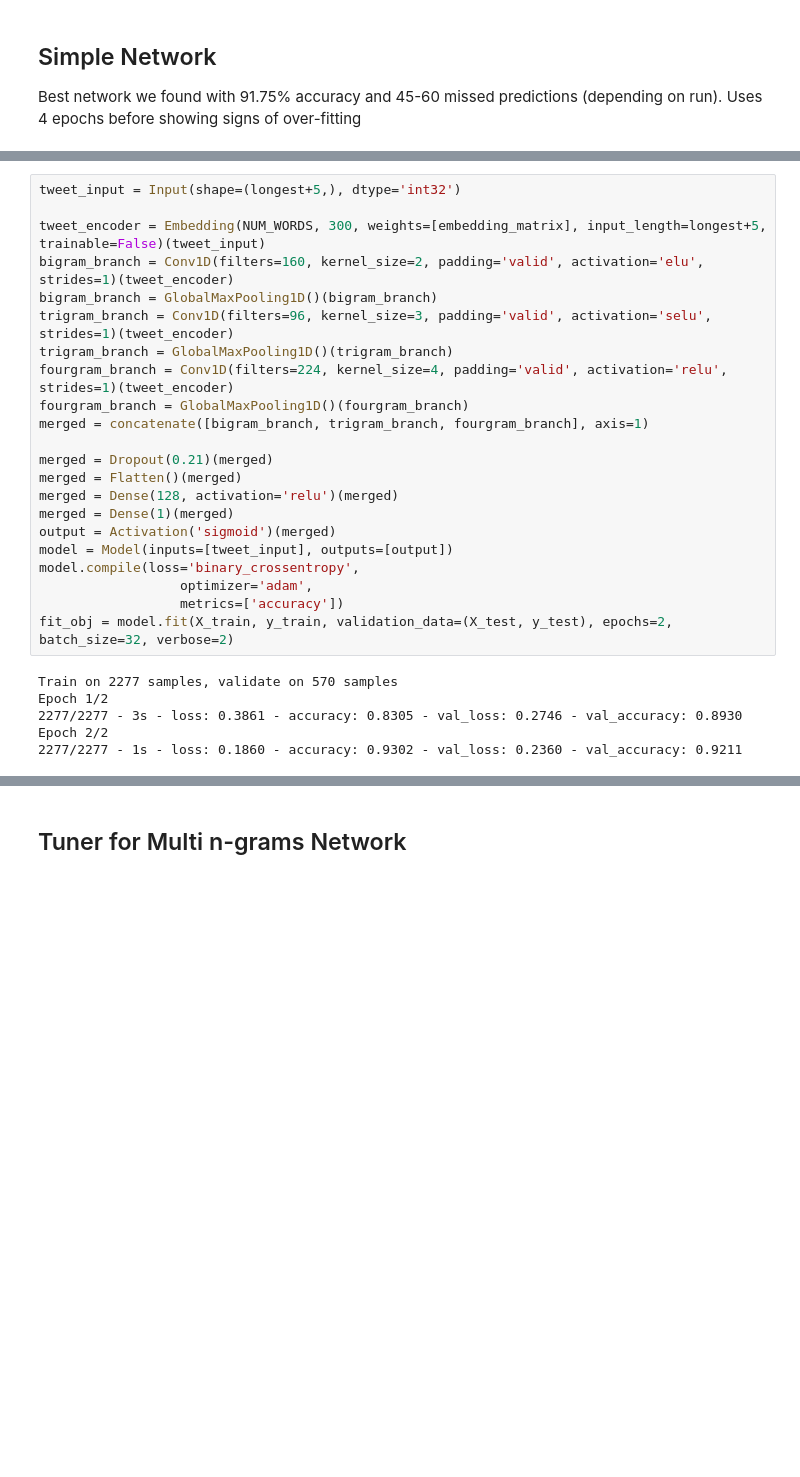
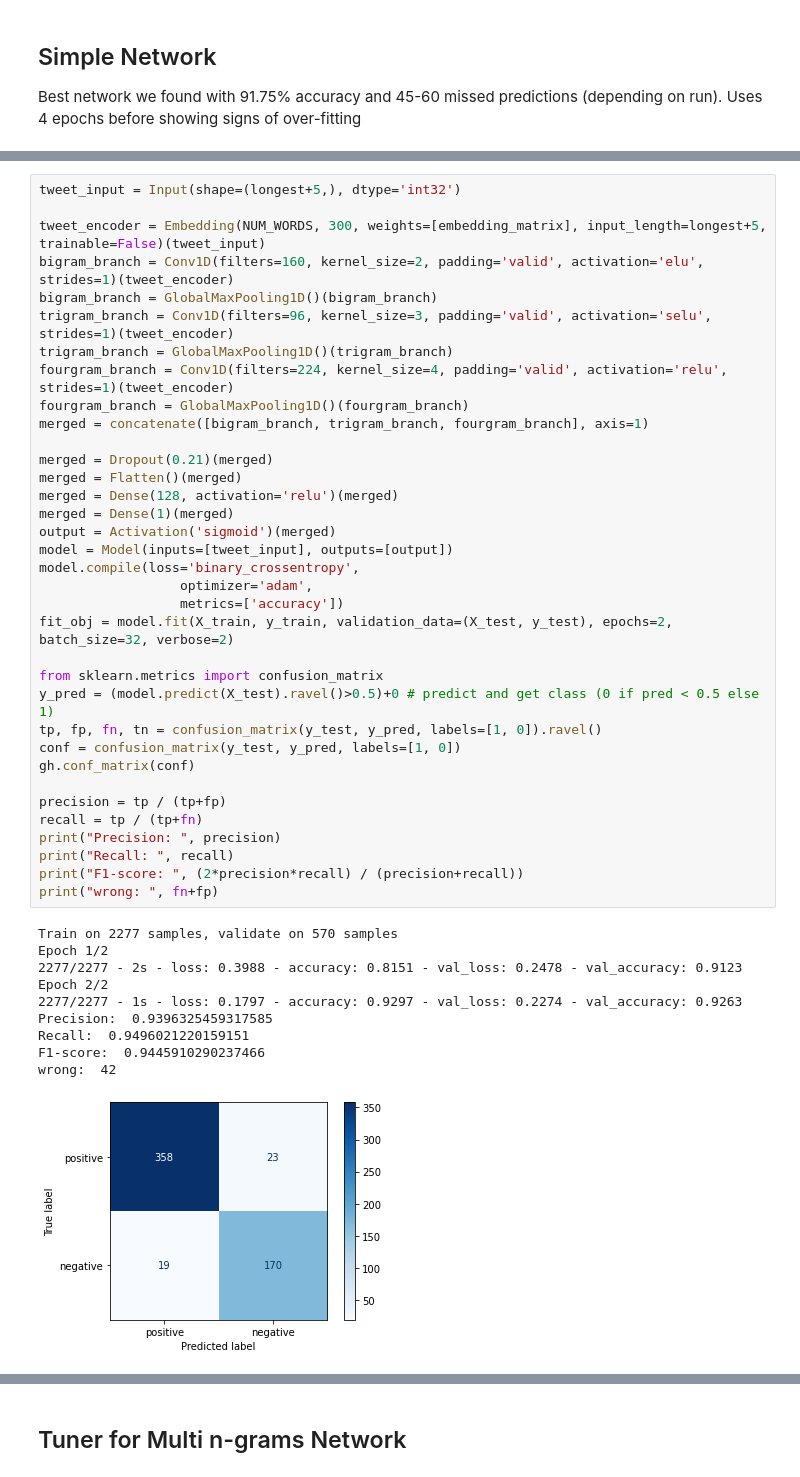
Before and after one commit to kamilszymczak/dissertation, a Jupyter notebook: ml/convnet.ipynb, the cells around one changed output, grey strips where cells are left out. Cells and saved outputs as stored; diff of their text form; blank space fills up the shorter version.

```diff
--- a/ml/convnet.ipynb
+++ b/ml/convnet.ipynb
@@ -168,28 +242,46 @@ Converges faster at 2 epochs
 # %%
 tweet_input = Input(shape=(longest+5,), dtype='int32')
 
 tweet_encoder = Embedding(NUM_WORDS, 300, weights=[embedding_matrix], input_length=longest+5, trainable=False)(tweet_input)
 bigram_branch = Conv1D(filters=160, kernel_size=2, padding='valid', activation='elu', strides=1)(tweet_encoder)
 bigram_branch = GlobalMaxPooling1D()(bigram_branch)
 trigram_branch = Conv1D(filters=96, kernel_size=3, padding='valid', activation='selu', strides=1)(tweet_encoder)
 trigram_branch = GlobalMaxPooling1D()(trigram_branch)
 fourgram_branch = Conv1D(filters=224, kernel_size=4, padding='valid', activation='relu', strides=1)(tweet_encoder)
 fourgram_branch = GlobalMaxPooling1D()(fourgram_branch)
 merged = concatenate([bigram_branch, trigram_branch, fourgram_branch], axis=1)
 
 merged = Dropout(0.21)(merged)
 merged = Flatten()(merged)
 merged = Dense(128, activation='relu')(merged)
 merged = Dense(1)(merged)
 output = Activation('sigmoid')(merged)
 model = Model(inputs=[tweet_input], outputs=[output])
 model.compile(loss='binary_crossentropy',
                   optimizer='adam',
                   metrics=['accuracy'])
 fit_obj = model.fit(X_train, y_train, validation_data=(X_test, y_test), epochs=2, batch_size=32, verbose=2)
+
+from sklearn.metrics import confusion_matrix
+y_pred = (model.predict(X_test).ravel()>0.5)+0 # predict and get class (0 if pred < 0.5 else 1)
+tp, fp, fn, tn = confusion_matrix(y_test, y_pred, labels=[1, 0]).ravel()
+conf = confusion_matrix(y_test, y_pred, labels=[1, 0])
+gh.conf_matrix(conf)
+
+precision = tp / (tp+fp)
+recall = tp / (tp+fn)
+print("Precision: ", precision)
+print("Recall: ", recall)
+print("F1-score: ", (2*precision*recall) / (precision+recall))
+print("wrong: ", fn+fp)
 # %% [output]
 Train on 2277 samples, validate on 570 samples
 Epoch 1/2
-2277/2277 - 3s - loss: 0.3861 - accuracy: 0.8305 - val_loss: 0.2746 - val_accuracy: 0.8930
+2277/2277 - 2s - loss: 0.3988 - accuracy: 0.8151 - val_loss: 0.2478 - val_accuracy: 0.9123
 Epoch 2/2
-2277/2277 - 1s - loss: 0.1860 - accuracy: 0.9302 - val_loss: 0.2360 - val_accuracy: 0.9211
+2277/2277 - 1s - loss: 0.1797 - accuracy: 0.9297 - val_loss: 0.2274 - val_accuracy: 0.9263
+Precision:  0.9396325459317585
+Recall:  0.9496021220159151
+F1-score:  0.9445910290237466
+wrong:  42
+[figure, added]
```
Also changed, not shown: parts of 20 cells of this notebook.
